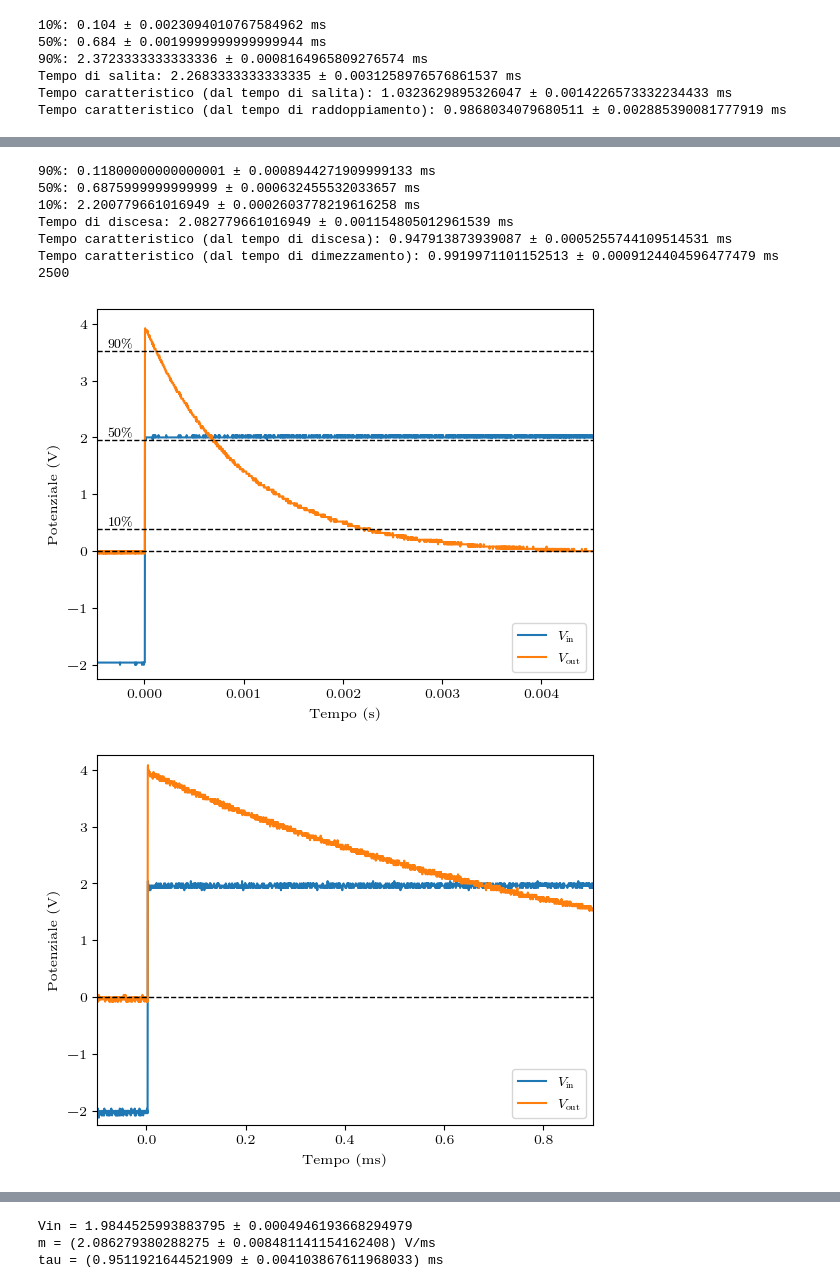
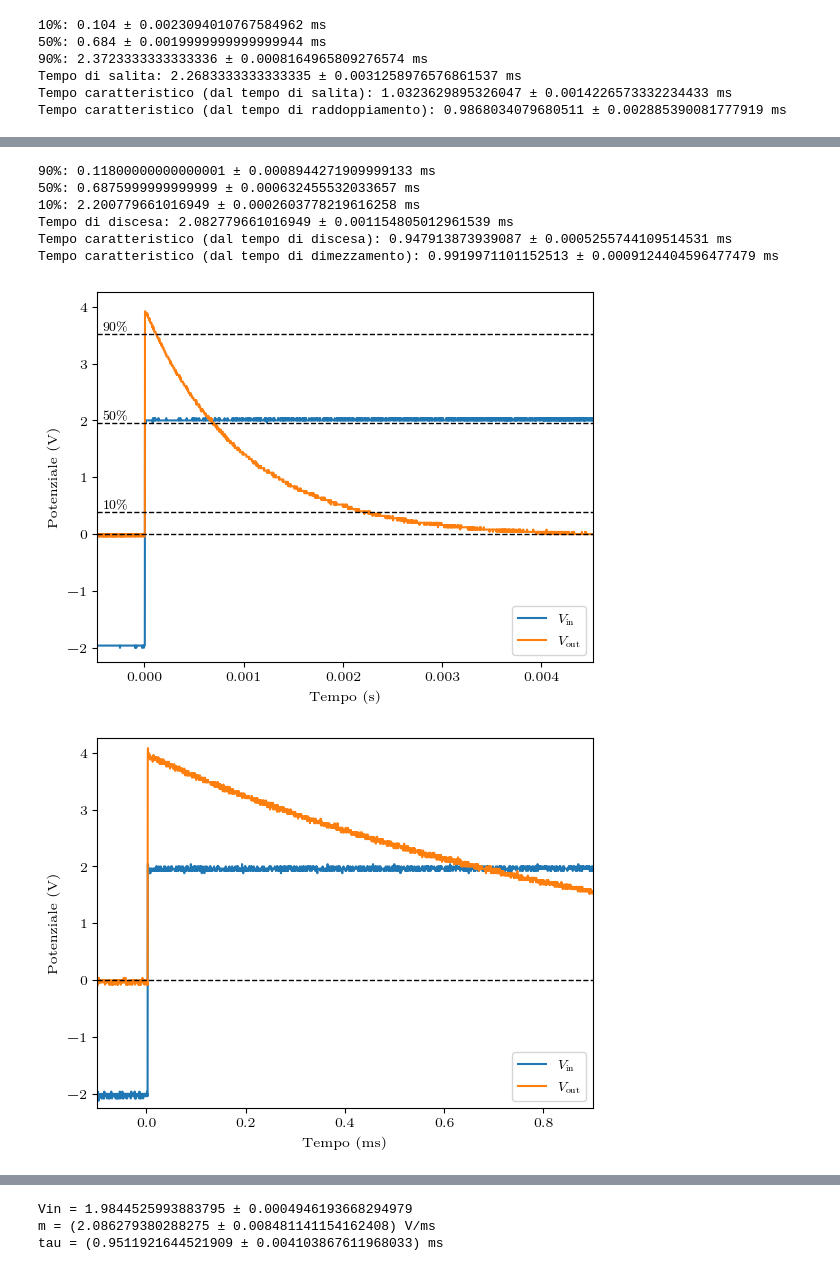
Before and after one commit to RBerga06/unipr-clt-fisica, a Jupyter notebook: lab2/r1/r1.ipynb, the cells around one changed output, grey strips where cells are left out. Saved outputs shown, nothing was run; the diff lists cells and outputs as text; code cells hidden in the pictures.

```diff
--- a/lab2/r1/r1.ipynb
+++ b/lab2/r1/r1.ipynb
@@ -63,9 +63,9 @@ for i, (ch1, ch2) in enumerate(files):
         ax1.axhline(_the01 := _amplitude * 0.1, color="0.0", linestyle="--", linewidth=1, rasterized=True)
         ax1.axhline(_the09 := _amplitude * 0.9, color="0.0", linestyle="--", linewidth=1, rasterized=True)
         ax1.axhline(_the05 := _amplitude / 2, color="0.0", linestyle="--", linewidth=1, rasterized=True)
-        ax1.text(-.000375, _the01 + .05, r"$10\%$")
-        ax1.text(-.000375, _the05 + .05, r"$50\%$")
-        ax1.text(-.000375, _the09 + .05, r"$90\%$")
+        ax1.text(-.000425, _the01 + .05, r"$10\%$")
+        ax1.text(-.000425, _the05 + .05, r"$50\%$")
+        ax1.text(-.000425, _the09 + .05, r"$90\%$")
         start_x = data_x[data_y.argmax() + 1]
         print("90%:", (_t2 := find_x_where_y_equals(data_x, data_y, _the09, start_x=start_x)) * 1000, "ms")
         print("50%:", (_t_dimezz := find_x_where_y_equals(data_x, data_y, _the05)) * 1000, "ms")
@@ -91,35 +91,34 @@ for i, (ch1, ch2) in enumerate(files):
     ax2.legend(loc="lower right", handles=[ch1plot, ch2plot])
     ax1.set_xlim(
         min(ch1[3].min(), ch2[3].min()) * _TIME_SCALE_FACTOR,
         max(ch1[3].max(), ch2[3].max()) * _TIME_SCALE_FACTOR
     )
     ax1.axhline(0, color="0.0", linestyle="--", linewidth=1, rasterized=True)
     # show the plot & save it to disk
     plt.show()
     fig.tight_layout()
     fig.savefig(f"img/{i}.png", dpi=300)
 # %% [output]
 10%: 0.104 ± 0.0023094010767584962 ms
 50%: 0.684 ± 0.0019999999999999944 ms
 90%: 2.3723333333333336 ± 0.0008164965809276574 ms
 Tempo di salita: 2.2683333333333335 ± 0.0031258976576861537 ms
 Tempo caratteristico (dal tempo di salita): 1.0323629895326047 ± 0.0014226573332234433 ms
 Tempo caratteristico (dal tempo di raddoppiamento): 0.9868034079680511 ± 0.002885390081777919 ms
 [figure]
 [figure]
 [figure]
 [figure]
 [figure]
 [figure]
 [figure]
 90%: 0.11800000000000001 ± 0.0008944271909999133 ms
 50%: 0.6875999999999999 ± 0.000632455532033657 ms
 10%: 2.200779661016949 ± 0.0002603778219616258 ms
 Tempo di discesa: 2.082779661016949 ± 0.001154805012961539 ms
 Tempo caratteristico (dal tempo di discesa): 0.947913873939087 ± 0.0005255744109514531 ms
 Tempo caratteristico (dal tempo di dimezzamento): 0.9919971101152513 ± 0.0009124404596477479 ms
-2500
-[figure, old version]
+[figure, new version]
 [figure]
 [figure]
 [figure]
```
Also changed, not shown: 1 other file.
